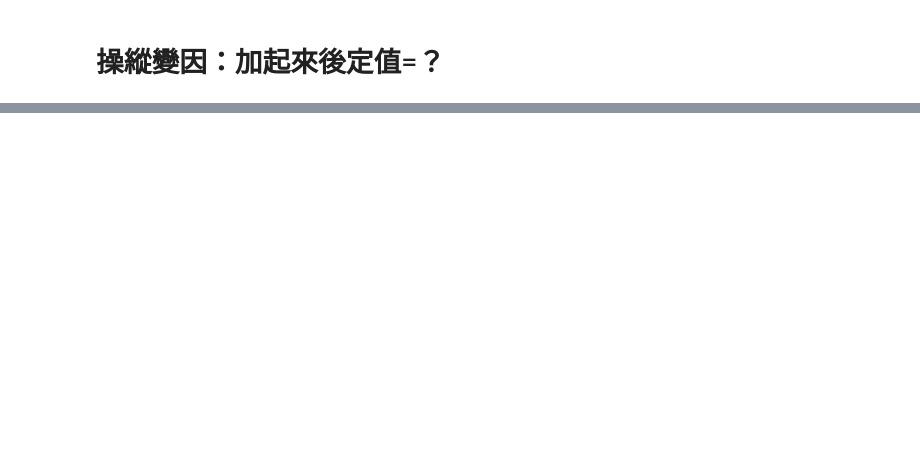
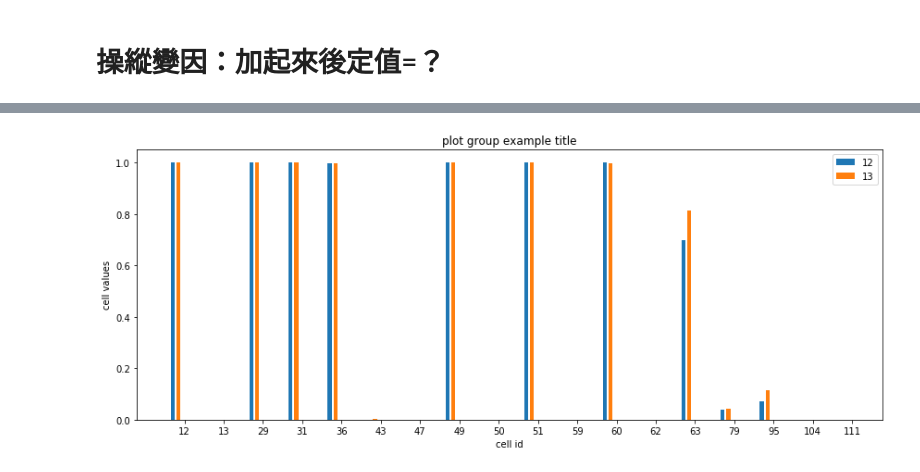
Before and after one commit to e841018/Seq2Seq_exp, a Jupyter notebook: src/hw2-2_additional_model_Biolin.ipynb, the cells around one changed output, grey strips where cells are left out. Drawn from its saved outputs; the diff is of its cells as text; code cells hidden in the pictures; blank space fills up the shorter version.

```diff
--- a/src/hw2-2_additional_model_Biolin.ipynb
+++ b/src/hw2-2_additional_model_Biolin.ipynb
@@ -1444,0 +1578,4 @@ for i in range(2, 7):
+# %%
+plotGroup(up_gate_en,swap_cells_final)
+# %% [output]
+[figure, added]
```
Also changed, not shown: parts of 10 cells of this notebook.
